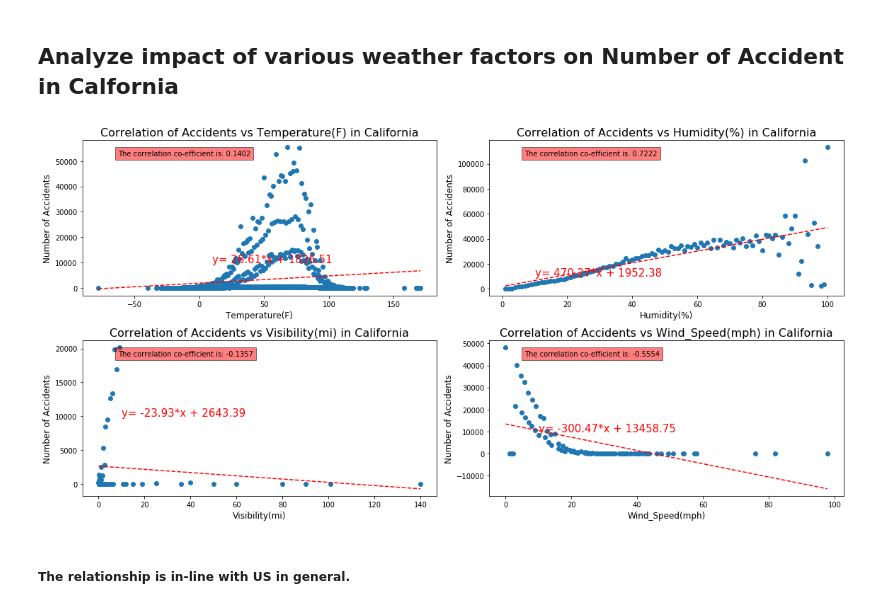
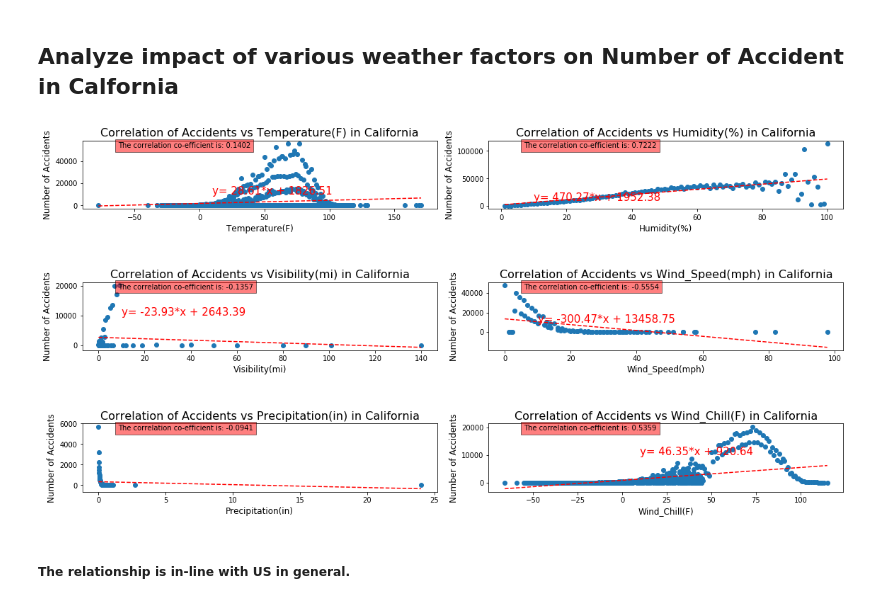
Before and after one commit to lilijo6/Project-Group-3, a Jupyter notebook: USAccident_Analysis.ipynb, the cells around one changed output. Drawn from its saved outputs; the diff is of its cells as text; code cells hidden in the pictures.

```diff
--- a/USAccident_Analysis.ipynb
+++ b/USAccident_Analysis.ipynb
@@ -1424,9 +1452,9 @@ The correlation-co-efficient is: -0.545
 # %% [markdown]
 ## Analyze impact of different weather factors on Number of Accident across data
 # %%
-multi_factor=["Temperature(F)","Humidity(%)","Visibility(mi)","Wind_Speed(mph)"]
+multi_factor=["Temperature(F)","Humidity(%)","Visibility(mi)","Wind_Speed(mph)","Precipitation(in)","Wind_Chill(F)"]
 # %%
-fig,ax =  plt.subplots(2,2,figsize=(16,8))
+fig,ax =  plt.subplots(3,2,figsize=(16,8))
 #fig=plt.figure(figsize=(20,8))
 
 #multi_factor=["Humidity(%)","Visibility(mi)","Temperature(F)","Wind_Speed(mph)"]
@@ -1443,6 +1471,10 @@ for factor in multi_factor:
         y_axis=accident_count_factor["Start_Time"]
     elif factor=="Visibility(mi)":
         accident_count_factor=accident_target.loc[accident_target[factor]!=10.0].groupby(factor).count().reset_index()
+        x_axis=accident_count_factor[factor]
+        y_axis=accident_count_factor["Start_Time"]
+    elif factor=="Precipitation(in)":
+        accident_count_factor=accident_target.loc[accident_target[factor]!=0].groupby(factor).count().reset_index()
         x_axis=accident_count_factor[factor]
         y_axis=accident_count_factor["Start_Time"]
     else:
@@ -1485,7 +1517,11 @@ for factor in multi_factor:
         y_cord=0
     elif (x_cord==1 and y_cord==0):
         y_cord=1
-
+    elif (x_cord==1 and y_cord==1):
+        x_cord=2
+        y_cord=0
+    elif (x_cord==2 and y_cord==0):
+        y_cord=1
 
     plt.tight_layout()
 
@@ -1504,7 +1544,7 @@ for factor in multi_factor:
 # %% [markdown]
 ## Analyze impact of various weather factors on Number of Accident in Calfornia
 # %%
-fig,ax =  plt.subplots(2,2,figsize=(16,8))
+fig,ax =  plt.subplots(3,2,figsize=(16,8))
 #fig=plt.figure(figsize=(20,8))
 
 #multi_factor=["Humidity(%)","Visibility(mi)","Temperature(F)","Wind_Speed(mph)"]
@@ -1520,6 +1560,10 @@ for factor in multi_factor:
         y_axis=accident_count_factor["Start_Time"]
     elif factor=="Visibility(mi)":
         accident_count_factor=accident_target.loc[(accident_target[factor]!=10.0) & (accident_target["State"]=="CA")].groupby(factor).count().reset_index()
+        x_axis=accident_count_factor[factor]
+        y_axis=accident_count_factor["Start_Time"]
+    elif factor=="Precipitation(in)":
+        accident_count_factor=accident_target.loc[(accident_target[factor]!=0) & (accident_target["State"]=="CA")].groupby(factor).count().reset_index()
         x_axis=accident_count_factor[factor]
         y_axis=accident_count_factor["Start_Time"]
     else:
@@ -1534,34 +1578,39 @@ for factor in multi_factor:
     ax[x_cord][y_cord].set_ylabel("Number of Accidents",fontsize=12)
 
     #plt.yticks(np.arange(min(accident_count_factor["Start_Time"]),max(accident_count_factor["Start_Time"])+10000,10000))
 
     #plt.xticks(np.arange(min(accident_count_factor[factor]),max(accident_count_factor[factor])+5,10))
 
     slope,intercept,p,r,stderr=linregress(x_axis,y_axis)
 
     line_eq=f"y= {round(slope,2)}*x + {round(intercept,2)}"
 
     corr,pvalue=pearsonr(accident_count_factor[factor],accident_count_factor["Start_Time"])
 
     ax[x_cord][y_cord].plot(x_axis,((slope*x_axis)+intercept),"r--")
 
     ax[x_cord][y_cord].annotate(line_eq,(10,10000),color="red",fontsize=15)
 
     ax[x_cord][y_cord].text(0.1, 0.9,f"The correlation co-efficient is: {round(corr,4)}", transform=ax[x_cord][y_cord].transAxes,bbox=dict(facecolor='red', alpha=0.5))
 
     if(x_cord==0 and y_cord==0):
         y_cord=1
     elif (x_cord==0 and y_cord==1):
         x_cord=1
         y_cord=0
     elif (x_cord==1 and y_cord==0):
         y_cord=1
+    elif (x_cord==1 and y_cord==1):
+        x_cord=2
+        y_cord=0
+    elif (x_cord==2 and y_cord==0):
+        y_cord=1
 
     plt.savefig("Images/Fig20. Accidents_vs_factors_ca.png")
 
     plt.tight_layout()
 # %% [output]
-[figure, old version]
+[figure, new version]
 # %% [markdown]
 ##### The relationship is in-line with US in general.
 # %% [markdown]
```
Also changed, not shown: parts of 8 cells of this notebook, 7 other files.
